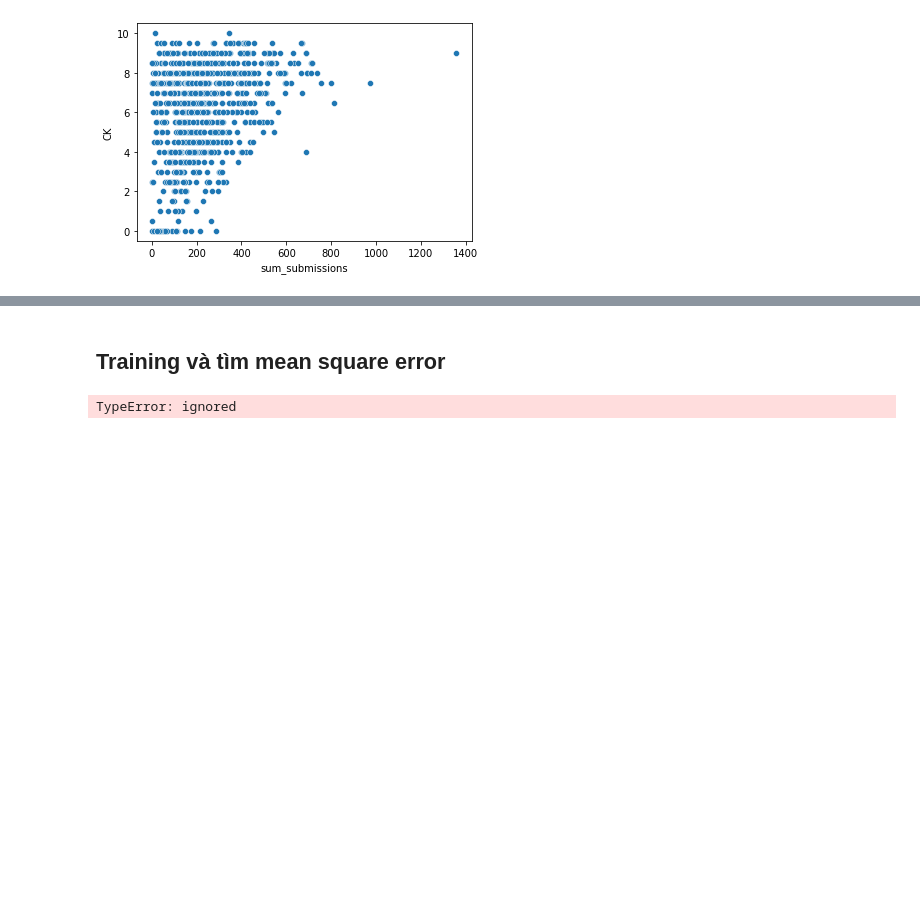
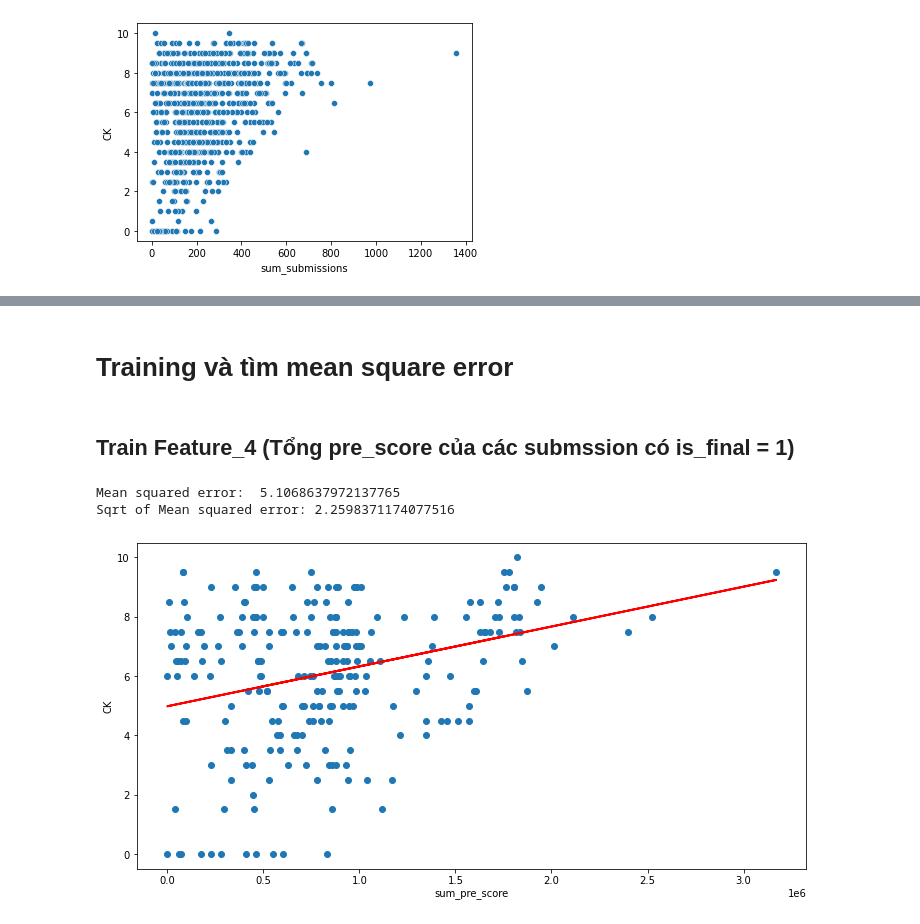
Before and after one commit to DarkStar1709/CS114.L21, a Jupyter notebook: colab3.ipynb, the cells around one changed output, grey strips where cells are left out. Cells and saved outputs as stored; diff of their text form; code cells hidden in the pictures; blank space fills up the shorter version.

Commit message:
Được tạo bằng Colaboratory

```diff
--- a/colab3.ipynb
+++ b/colab3.ipynb
@@ -374,14 +418,35 @@ sns.scatterplot(x="sum_submissions", y="CK", data = data_merge_6)
 # %% [markdown]
-## Training và tìm mean square error
+# Training và tìm mean square error
-# %%
-from sklearn.linear_model import LinearRegression
-import math
-train = data_merge_4
-# Load the dataset
-data_X = train
-data_Y = train
-# Use only one feature
-data_X = data_X[:, np.newaxis, 2]
-data_X
-# %% [output]
-TypeError: ignored
+# %% [markdown]
+## Train Feature_4 (Tổng pre_score của các submssion có is_final = 1)
+# %%
+from sklearn.metrics import mean_squared_error
+from sklearn.model_selection import train_test_split
+from sklearn.linear_model import LinearRegression
+import math
+
+train1 = data_merge_4
+
+X1 = np.array(train1['sum_pre_score']).reshape(-1,1)
+Y1 = np.array(train1['CK'])
+
+# Create regression
+reg1 = LinearRegression()
+# Chia thành 70% dữ liệu cho train model, 30% dữ liệu cho test
+X1_train, X1_test, Y1_train, Y1_test = train_test_split(X1, Y1, train_size=0.7, test_size=0.3, random_state=0)
+# Train model với training sets
+reg.fit(X1_train, Y1_train)
+# predict bằng sum_pre_score
+data_Y1_predict = reg.predict(X1_test)
+#Vẽ biểu đồ, với các điểm xanh dương là điểm thực tế, còn dòng màu đỏ là dự đoán bằng regression
+fig, axs = plt.subplots(figsize=(12, 6))
+axs.scatter(X1_test, Y1_test)
+axs.plot(X1_test, data_Y1_predict, color='red', linewidth=2)
+axs.set(xlabel = 'sum_pre_score', ylabel= 'CK')
+# Mean squared error train bằng feature_4
+print('Mean squared error: ', mean_squared_error(Y2_test, data_Y2_predict))
+print('Sqrt of Mean squared error:',math.sqrt(mean_squared_error(Y2_test, data_Y2_predict)))
+# %% [output]
+Mean squared error:  5.1068637972137765
+Sqrt of Mean squared error: 2.2598371174077516
+[figure, added]
```
Also changed, not shown: parts of 18 cells of this notebook.
